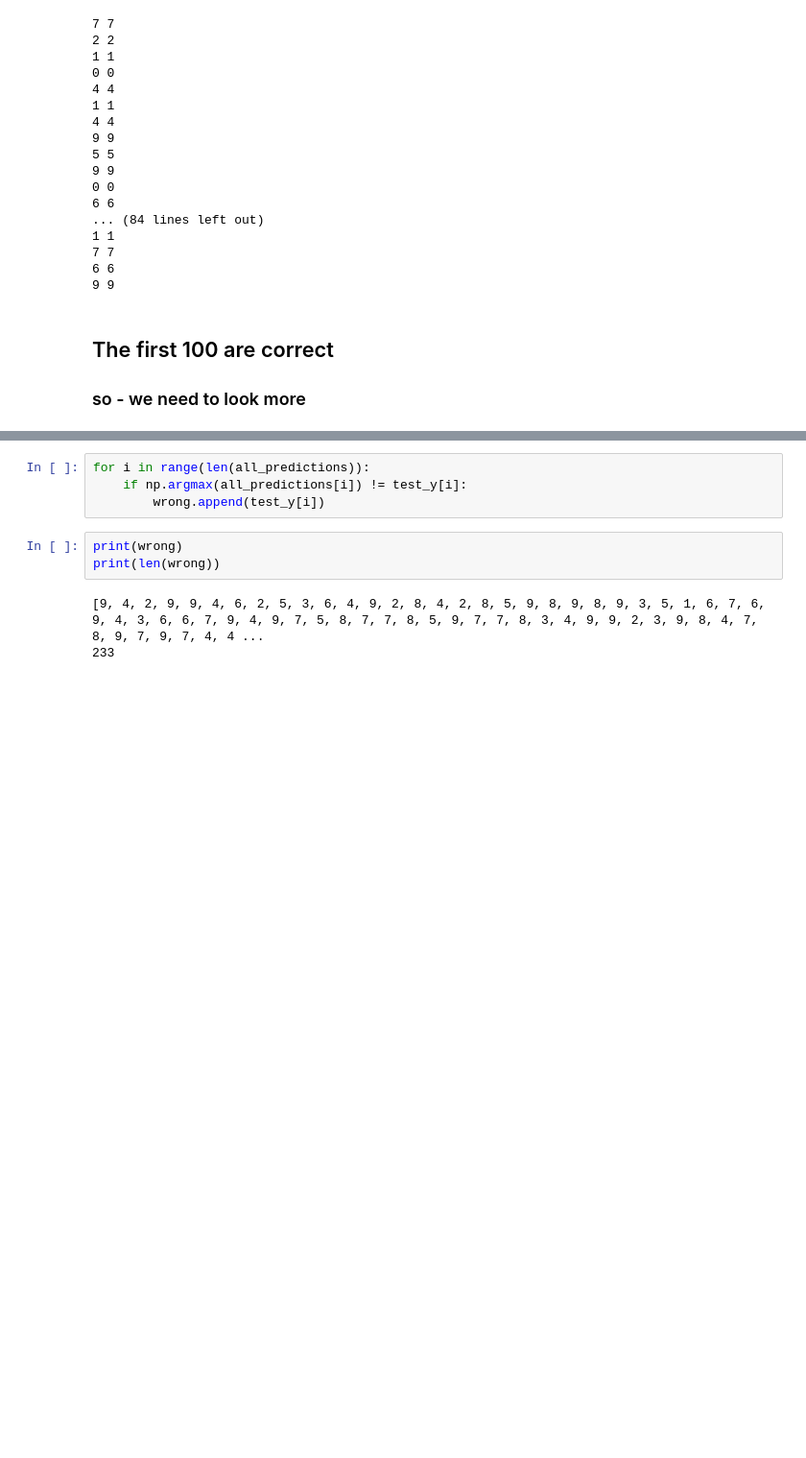
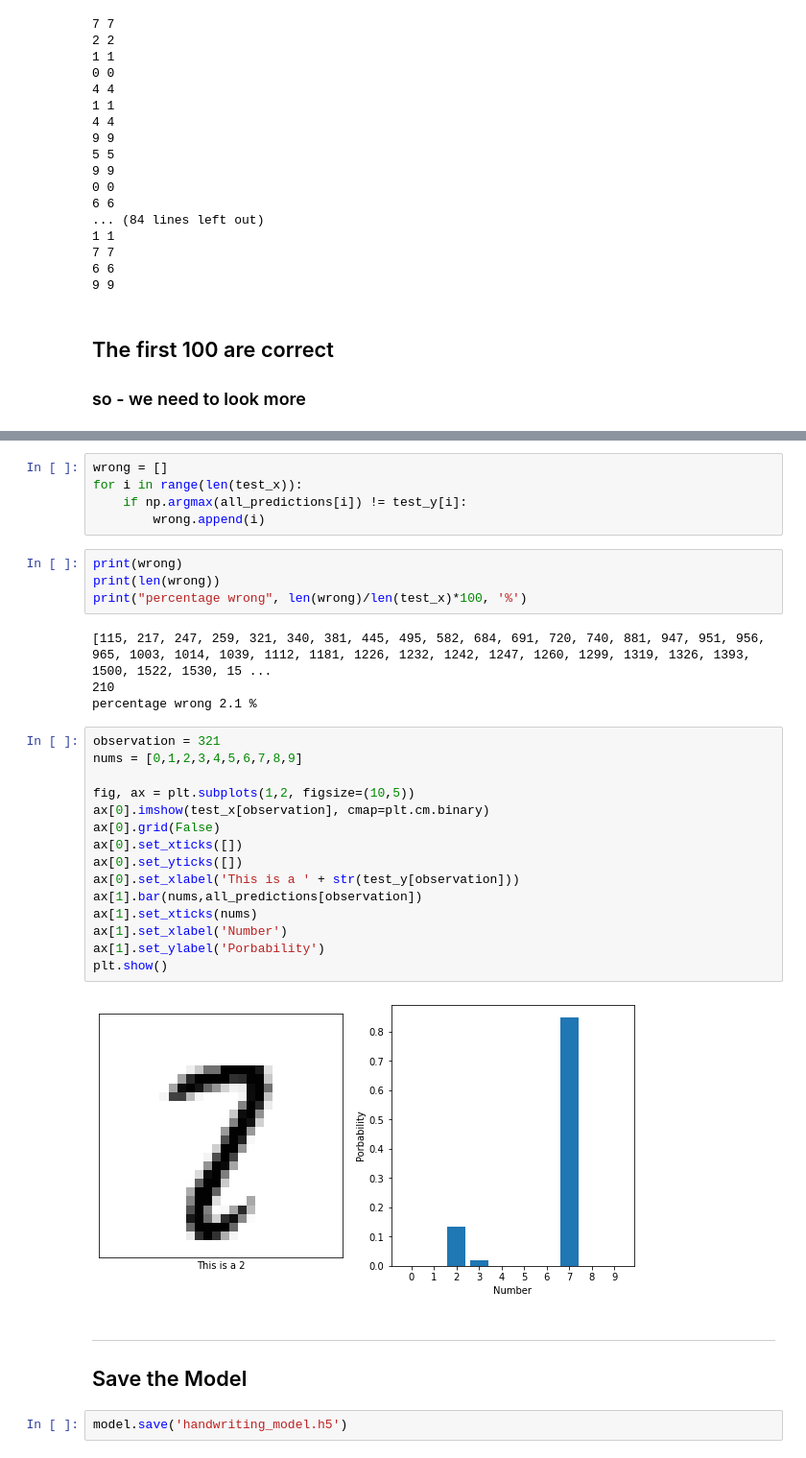
Before and after one commit to minh-hahaha/ML_AI, a Jupyter notebook: HandWriting_models.ipynb, the cells around one changed output, grey strips where cells are left out. Shown at 96% size. Cells and saved outputs as stored; diff of their text form; blank space fills up the shorter version.

Commit message:
Database and saved model

```diff
--- a/HandWriting_models.ipynb
+++ b/HandWriting_models.ipynb
@@ -290,10 +290,35 @@ all_predictions = model.predict(test_x)
 # %%
-for i in range(len(all_predictions)):
+wrong = []
+for i in range(len(test_x)):
     if np.argmax(all_predictions[i]) != test_y[i]:
-        wrong.append(test_y[i])
+        wrong.append(i)
 # %%
 print(wrong)
 print(len(wrong))
+print("percentage wrong", len(wrong)/len(test_x)*100, '%')
 # %% [output]
-[9, 4, 2, 9, 9, 4, 6, 2, 5, 3, 6, 4, 9, 2, 8, 4, 2, 8, 5, 9, 8, 9, 8, 9, 3, 5, 1, 6, 7, 6, 9, 4, 3, 6, 6, 7, 9, 4, 9, 7, 5, 8, 7, 7, 8, 5, 9, 7, 7, 8, 3, 4, 9, 9, 2, 3, 9, 8, 4, 7, 8, 9, 7, 9, 7, 4, 4 ...
-233
+[115, 217, 247, 259, 321, 340, 381, 445, 495, 582, 684, 691, 720, 740, 881, 947, 951, 956, 965, 1003, 1014, 1039, 1112, 1181, 1226, 1232, 1242, 1247, 1260, 1299, 1319, 1326, 1393, 1500, 1522, 1530, 15 ...
+210
+percentage wrong 2.1 %
+# %%
+observation = 321
+nums = [0,1,2,3,4,5,6,7,8,9]
+
+fig, ax = plt.subplots(1,2, figsize=(10,5))
+ax[0].imshow(test_x[observation], cmap=plt.cm.binary)
+ax[0].grid(False)
+ax[0].set_xticks([])
+ax[0].set_yticks([])
+ax[0].set_xlabel('This is a ' + str(test_y[observation]))
+ax[1].bar(nums,all_predictions[observation])
+ax[1].set_xticks(nums)
+ax[1].set_xlabel('Number')
+ax[1].set_ylabel('Porbability')
+plt.show()
+# %% [output]
+[figure, added]
+# %% [markdown]
+---
+## Save the Model
+# %%
+model.save('handwriting_model.h5')
```
Also changed, not shown: parts of 8 cells of this notebook, 5 other files.
